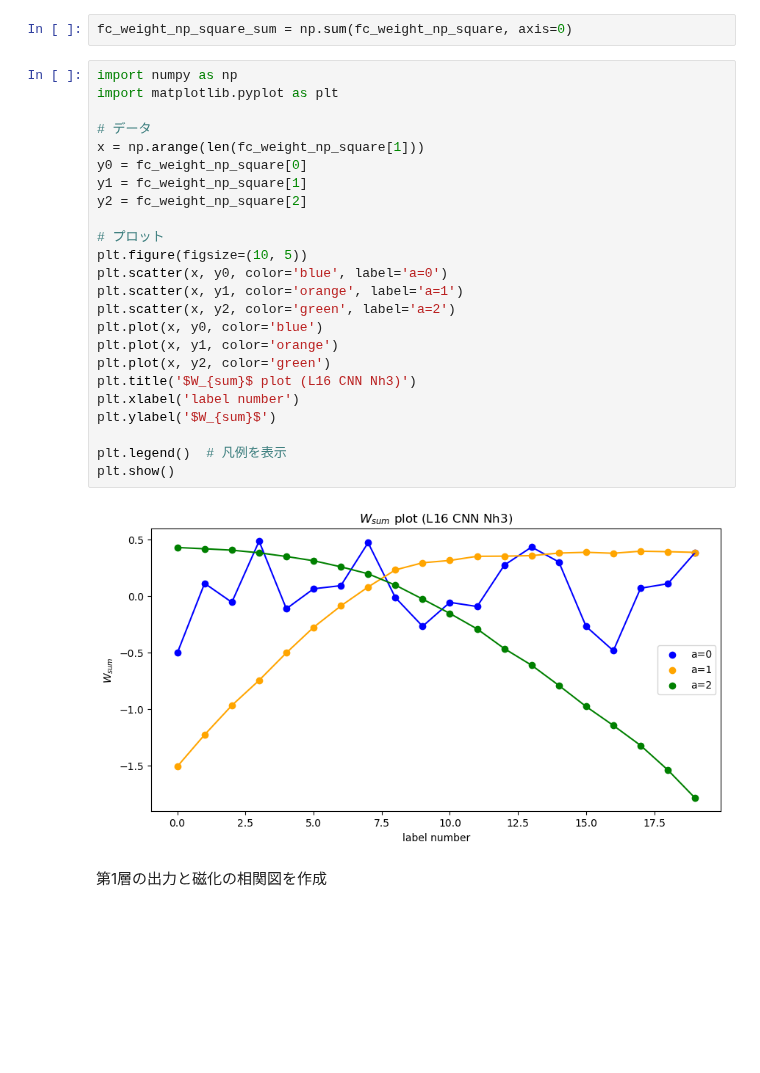
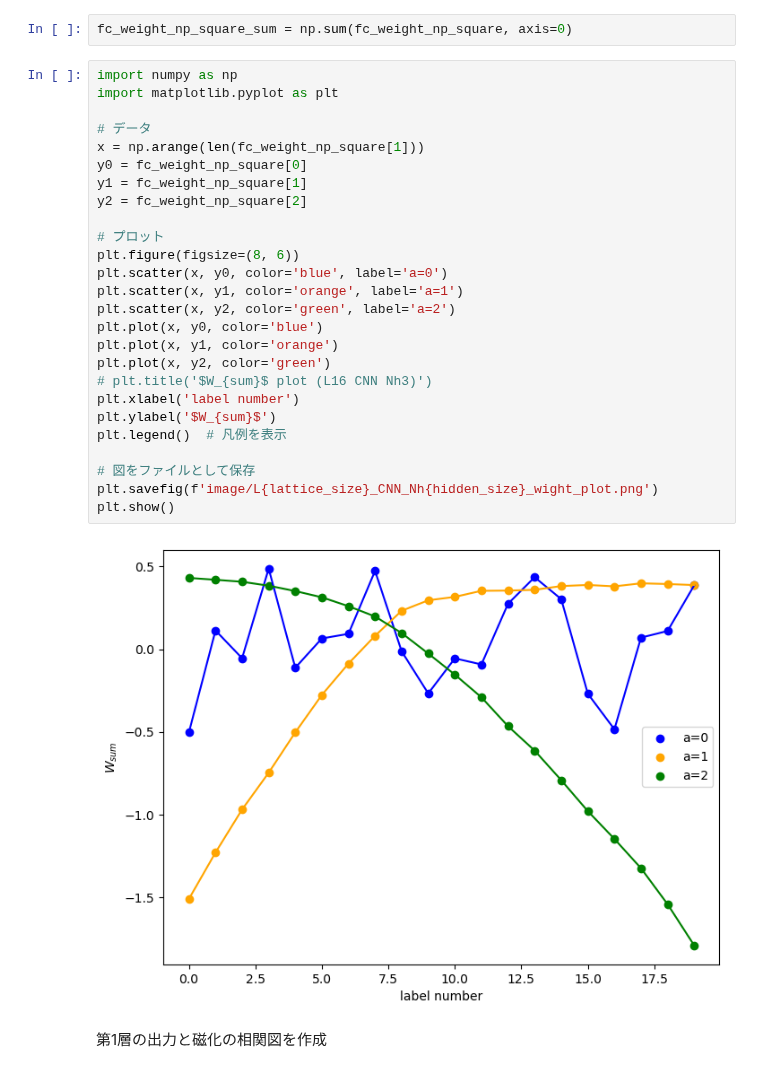
Before and after one commit to Chansuga/Master-s_thesis, a Jupyter notebook: Paper_Tomiya_Kikuchi_Kashiwa/prm_analysis_CNN.ipynb, the cells around one changed output. Saved outputs shown, nothing was run; the diff lists cells and outputs as text; blank space fills up the shorter version.

```diff
--- a/Paper_Tomiya_Kikuchi_Kashiwa/prm_analysis_CNN.ipynb
+++ b/Paper_Tomiya_Kikuchi_Kashiwa/prm_analysis_CNN.ipynb
@@ -95,29 +95,31 @@ fc_weight_np_square_sum = np.sum(fc_weight_np_square, axis=0)
 # %%
 import numpy as np
 import matplotlib.pyplot as plt
 
 # データ
 x = np.arange(len(fc_weight_np_square[1]))
 y0 = fc_weight_np_square[0]
 y1 = fc_weight_np_square[1]
 y2 = fc_weight_np_square[2]
 
 # プロット
-plt.figure(figsize=(10, 5))
+plt.figure(figsize=(8, 6))
 plt.scatter(x, y0, color='blue', label='a=0')
 plt.scatter(x, y1, color='orange', label='a=1')
 plt.scatter(x, y2, color='green', label='a=2')
 plt.plot(x, y0, color='blue')
 plt.plot(x, y1, color='orange')
 plt.plot(x, y2, color='green')
-plt.title('$W_{sum}$ plot (L16 CNN Nh3)')
+# plt.title('$W_{sum}$ plot (L16 CNN Nh3)')
 plt.xlabel('label number')
 plt.ylabel('$W_{sum}$')
+plt.legend()  # 凡例を表示
 
-plt.legend()  # 凡例を表示
+# 図をファイルとして保存
+plt.savefig(f'image/L{lattice_size}_CNN_Nh{hidden_size}_wight_plot.png')
 plt.show()
 # %% [output]
-[figure, old version]
+[figure, new version]
 # %% [markdown]
 第1層の出力と磁化の相関図を作成
 # %%
```
Also changed, not shown: parts of 4 cells of this notebook, 47 other files.
